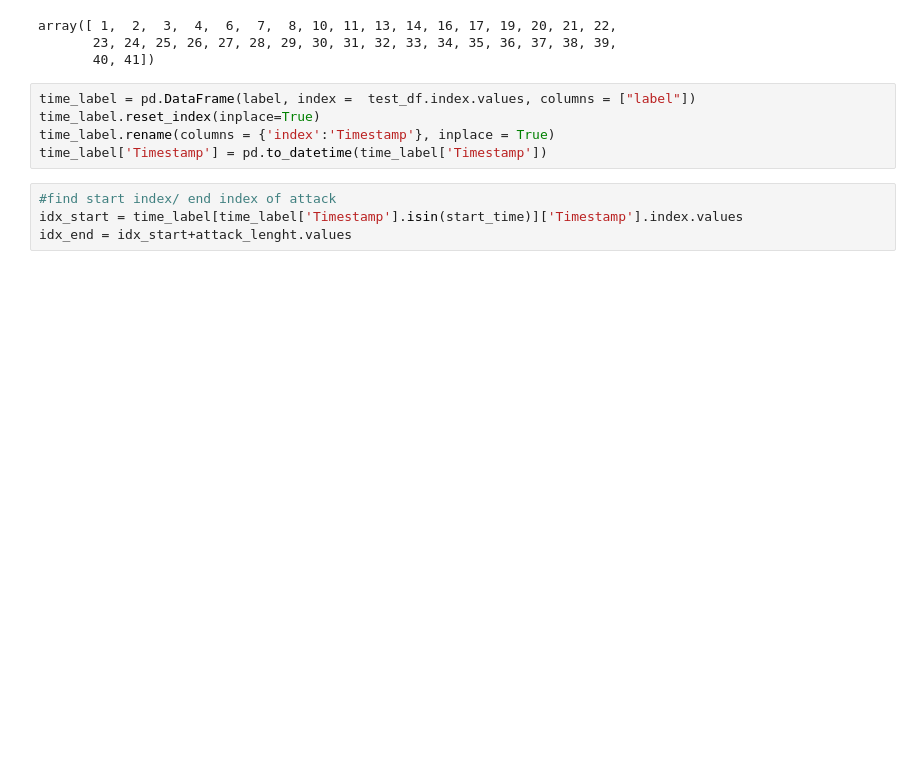
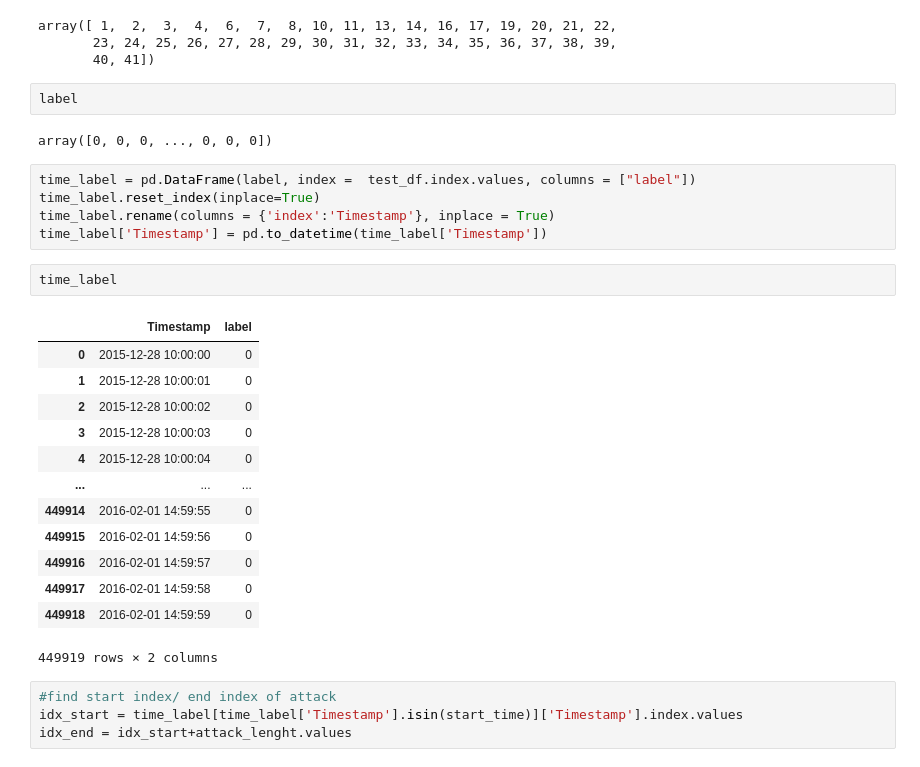
Before and after one commit to Geebigib/Explainable-Anomaly-detection-In-ICS, a Jupyter notebook: Probability_Base_Model_separate_stage.ipynb, the cells around one changed output. Drawn from its saved outputs; the diff is of its cells as text; blank space fills up the shorter version.

```diff
--- a/Probability_Base_Model_separate_stage.ipynb
+++ b/Probability_Base_Model_separate_stage.ipynb
@@ -219,11 +228,31 @@ start_time.index.values+1
 array([ 1,  2,  3,  4,  6,  7,  8, 10, 11, 13, 14, 16, 17, 19, 20, 21, 22,
        23, 24, 25, 26, 27, 28, 29, 30, 31, 32, 33, 34, 35, 36, 37, 38, 39,
        40, 41])
+# %%
+label
+# %% [output]
+array([0, 0, 0, ..., 0, 0, 0])
 # %%
 time_label = pd.DataFrame(label, index =  test_df.index.values, columns = ["label"])
 time_label.reset_index(inplace=True)
 time_label.rename(columns = {'index':'Timestamp'}, inplace = True)
 time_label['Timestamp'] = pd.to_datetime(time_label['Timestamp'])
+# %%
+time_label
+# %% [output]
+|  | Timestamp | label |
+| 0 | 2015-12-28 10:00:00 | 0 |
+| 1 | 2015-12-28 10:00:01 | 0 |
+| 2 | 2015-12-28 10:00:02 | 0 |
+| 3 | 2015-12-28 10:00:03 | 0 |
+| 4 | 2015-12-28 10:00:04 | 0 |
+| ... | ... | ... |
+| 449914 | 2016-02-01 14:59:55 | 0 |
+| 449915 | 2016-02-01 14:59:56 | 0 |
+| 449916 | 2016-02-01 14:59:57 | 0 |
+| 449917 | 2016-02-01 14:59:58 | 0 |
+| 449918 | 2016-02-01 14:59:59 | 0 |
+449919 rows × 2 columns
 # %%
 #find start index/ end index of attack
 idx_start = time_label[time_label['Timestamp'].isin(start_time)]['Timestamp'].index.values
```
Also changed, not shown: parts of 5 cells of this notebook.
